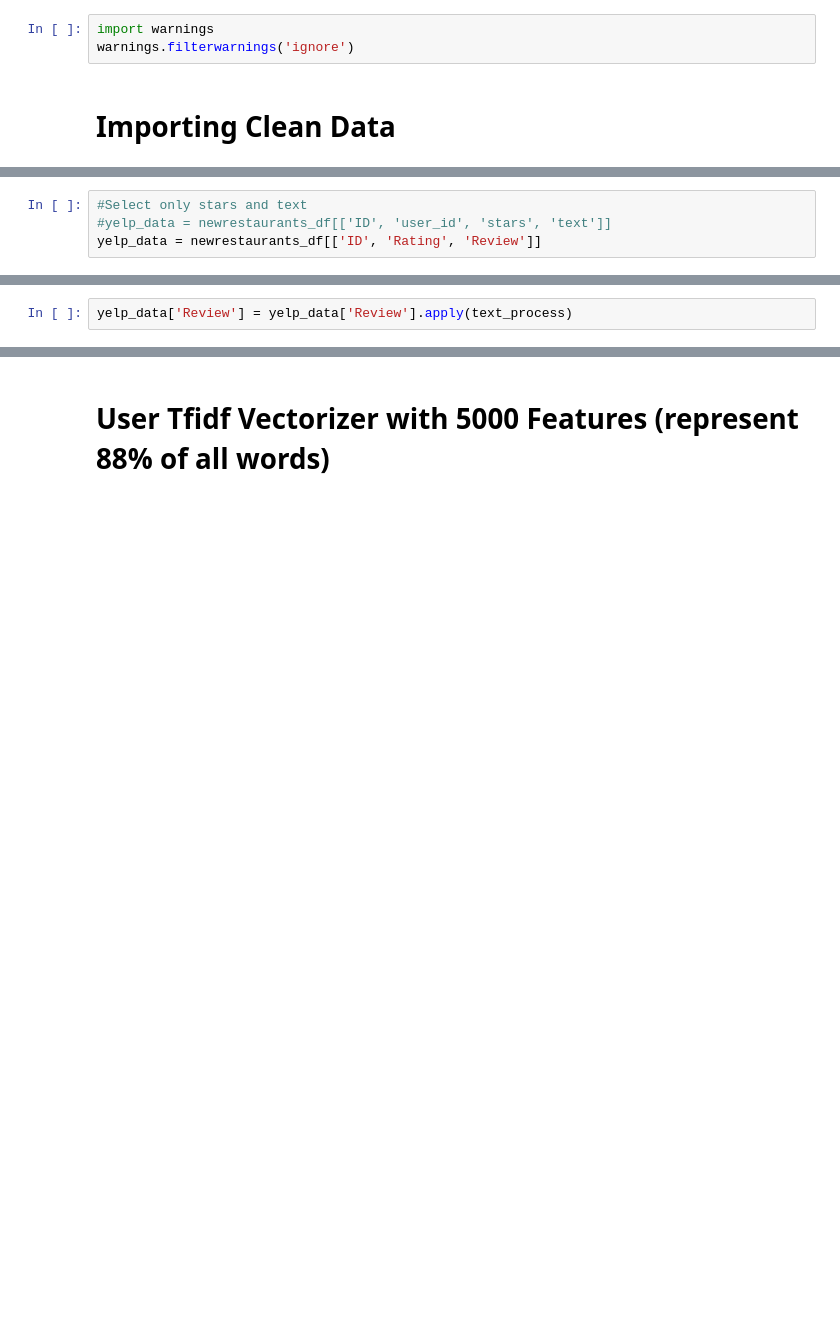
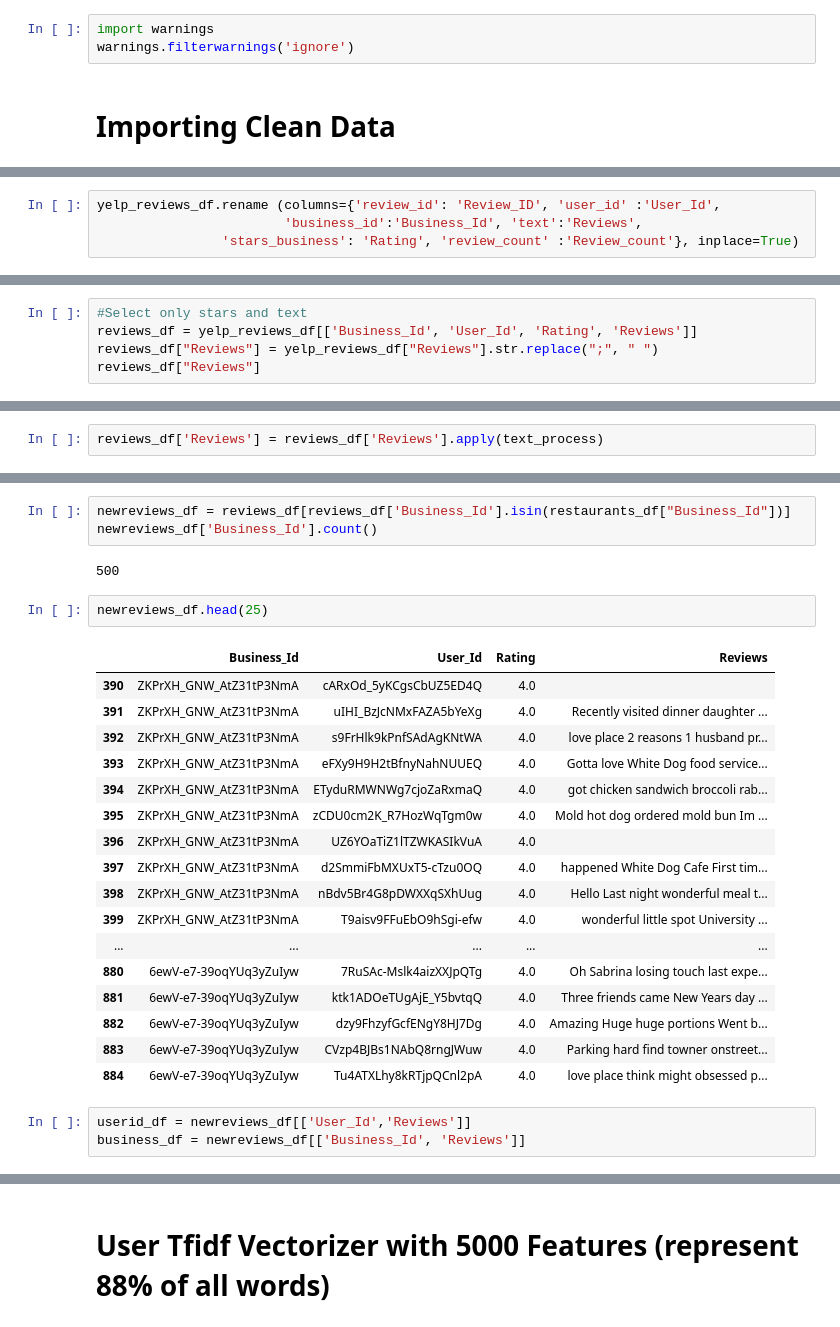
Before and after one commit to MariloyH/Restaurant_recommendation_system, a Jupyter notebook: ML_model/TokenAnalizer.ipynb, the cells around one changed output, grey strips where cells are left out. Cells and saved outputs as stored; diff of their text form; blank space fills up the shorter version.

```diff
--- a/ML_model/TokenAnalizer.ipynb
+++ b/ML_model/TokenAnalizer.ipynb
@@ -18,0 +65,4 @@ newrestaurants_df["ID"].count()
+# %%
+yelp_reviews_df.rename (columns={'review_id': 'Review_ID', 'user_id' :'User_Id',
+                        'business_id':'Business_Id', 'text':'Reviews',
+                'stars_business': 'Rating', 'review_count' :'Review_count'}, inplace=True)
@@ -19,4 +86,5 @@ newrestaurants_df["ID"].count()
 # %%
 #Select only stars and text
-#yelp_data = newrestaurants_df[['ID', 'user_id', 'stars', 'text']]
-yelp_data = newrestaurants_df[['ID', 'Rating', 'Review']]
+reviews_df = yelp_reviews_df[['Business_Id', 'User_Id', 'Rating', 'Reviews']]
+reviews_df["Reviews"] = yelp_reviews_df["Reviews"].str.replace(";", " ")
+reviews_df["Reviews"]
@@ -46,2 +129,2 @@ def text_process(mess):
 # %%
-yelp_data['Review'] = yelp_data['Review'].apply(text_process)
+reviews_df['Reviews'] = reviews_df['Reviews'].apply(text_process)
@@ -57,0 +183,28 @@ userid_df[userid_df['user_id']=='ZwVz20be-hOZnyAbevyMyQ']['text']
+# %%
+newreviews_df = reviews_df[reviews_df['Business_Id'].isin(restaurants_df["Business_Id"])]
+newreviews_df['Business_Id'].count()
+# %% [output]
+500
+# %%
+newreviews_df.head(25)
+# %% [output]
+|  | Business_Id | User_Id | Rating | Reviews |
+| 390 | ZKPrXH_GNW_AtZ31tP3NmA | cARxOd_5yKCgsCbUZ5ED4Q | 4.0 |  |
+| 391 | ZKPrXH_GNW_AtZ31tP3NmA | uIHI_BzJcNMxFAZA5bYeXg | 4.0 | Recently visited dinner daughter ... |
+| 392 | ZKPrXH_GNW_AtZ31tP3NmA | s9FrHlk9kPnfSAdAgKNtWA | 4.0 | love place 2 reasons 1 husband pr... |
+| 393 | ZKPrXH_GNW_AtZ31tP3NmA | eFXy9H9H2tBfnyNahNUUEQ | 4.0 | Gotta love White Dog food service... |
+| 394 | ZKPrXH_GNW_AtZ31tP3NmA | ETyduRMWNWg7cjoZaRxmaQ | 4.0 | got chicken sandwich broccoli rab... |
+| 395 | ZKPrXH_GNW_AtZ31tP3NmA | zCDU0cm2K_R7HozWqTgm0w | 4.0 | Mold hot dog ordered mold bun Im ... |
+| 396 | ZKPrXH_GNW_AtZ31tP3NmA | UZ6YOaTiZ1lTZWKASIkVuA | 4.0 |  |
+| 397 | ZKPrXH_GNW_AtZ31tP3NmA | d2SmmiFbMXUxT5-cTzu0OQ | 4.0 | happened White Dog Cafe First tim... |
+| 398 | ZKPrXH_GNW_AtZ31tP3NmA | nBdv5Br4G8pDWXXqSXhUug | 4.0 | Hello Last night wonderful meal t... |
+| 399 | ZKPrXH_GNW_AtZ31tP3NmA | T9aisv9FFuEbO9hSgi-efw | 4.0 | wonderful little spot University ... |
+| ... | ... | ... | ... | ... |
+| 880 | 6ewV-e7-39oqYUq3yZuIyw | 7RuSAc-Mslk4aizXXJpQTg | 4.0 | Oh Sabrina losing touch last expe... |
+| 881 | 6ewV-e7-39oqYUq3yZuIyw | ktk1ADOeTUgAjE_Y5bvtqQ | 4.0 | Three friends came New Years day ... |
+| 882 | 6ewV-e7-39oqYUq3yZuIyw | dzy9FhzyfGcfENgY8HJ7Dg | 4.0 | Amazing Huge huge portions Went b... |
+| 883 | 6ewV-e7-39oqYUq3yZuIyw | CVzp4BJBs1NAbQ8rngJWuw | 4.0 | Parking hard find towner onstreet... |
+| 884 | 6ewV-e7-39oqYUq3yZuIyw | Tu4ATXLhy8kRTjpQCnl2pA | 4.0 | love place think might obsessed p... |
+# %%
+userid_df = newreviews_df[['User_Id','Reviews']]
+business_df = newreviews_df[['Business_Id', 'Reviews']]
```
Also changed, not shown: parts of 36 cells of this notebook.
